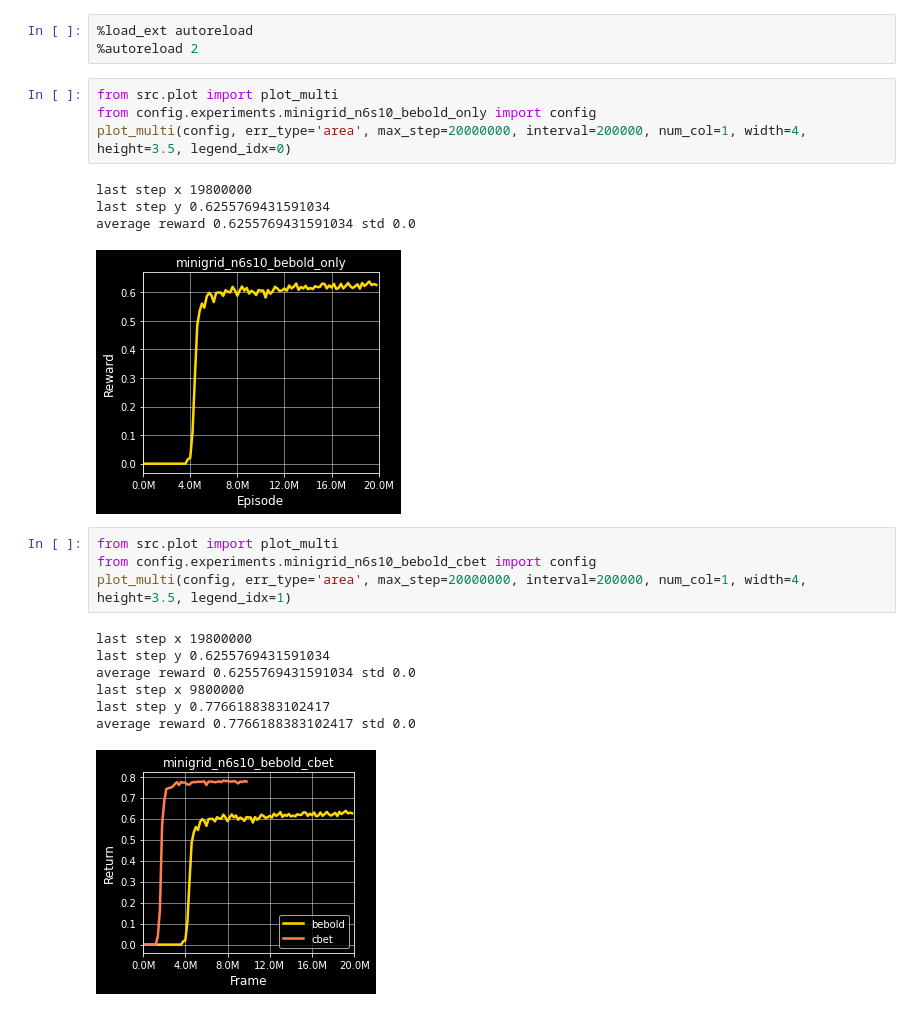
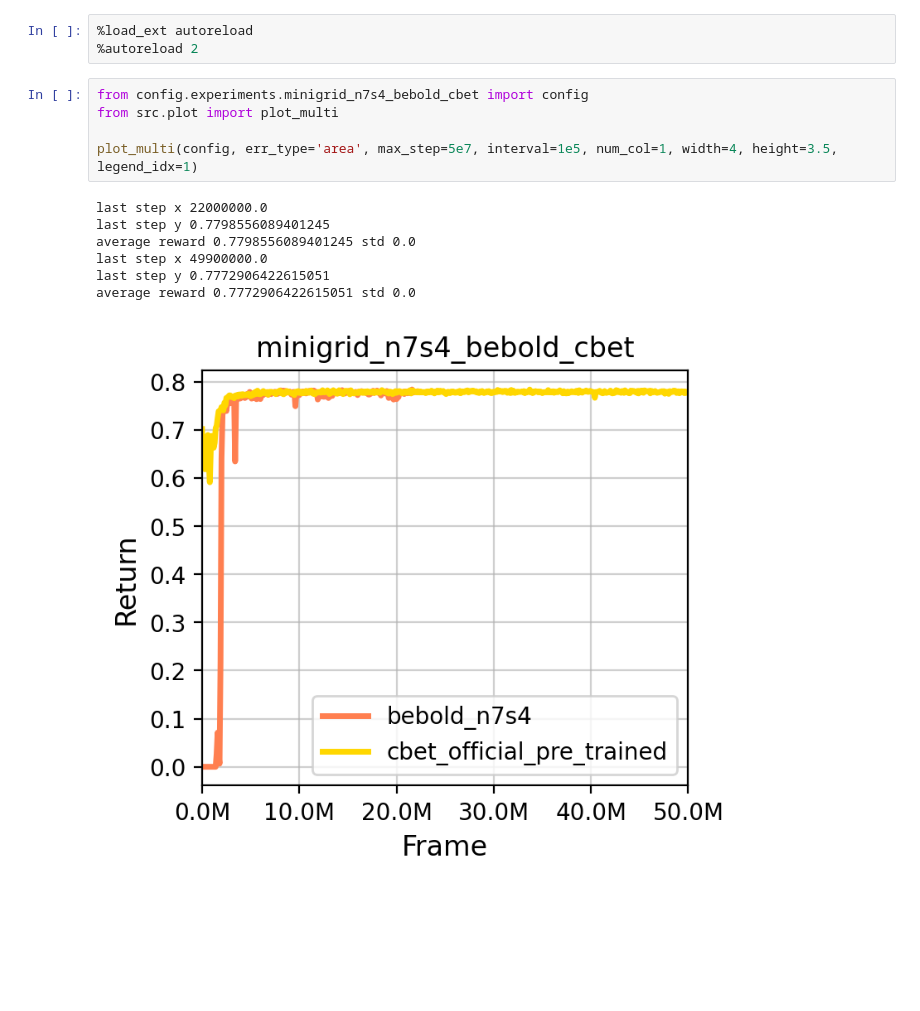
Before and after one commit to Roihn/Visualization_tool, a Jupyter notebook: plot.ipynb, the cells around one changed output. Cells and saved outputs as stored; diff of their text form; blank space fills up the shorter version.

```diff
--- a/plot.ipynb
+++ b/plot.ipynb
@@ -2,23 +2,15 @@
 %load_ext autoreload
 %autoreload 2
 # %%
+from config.experiments.minigrid_n7s4_bebold_cbet import config
 from src.plot import plot_multi
-from config.experiments.minigrid_n6s10_bebold_only import config
-plot_multi(config, err_type='area', max_step=20000000, interval=200000, num_col=1, width=4, height=3.5, legend_idx=0)
+
+plot_multi(config, err_type='area', max_step=5e7, interval=1e5, num_col=1, width=4, height=3.5, legend_idx=1)
 # %% [output]
-last step x 19800000
-last step y 0.6255769431591034
-average reward 0.6255769431591034 std 0.0
+last step x 22000000.0
+last step y 0.7798556089401245
+average reward 0.7798556089401245 std 0.0
+last step x 49900000.0
+last step y 0.7772906422615051
+average reward 0.7772906422615051 std 0.0
-[figure, old version]
+[figure, new version]
-# %%
-from src.plot import plot_multi
-from config.experiments.minigrid_n6s10_bebold_cbet import config
-plot_multi(config, err_type='area', max_step=20000000, interval=200000, num_col=1, width=4, height=3.5, legend_idx=1)
-# %% [output]
-last step x 19800000
-last step y 0.6255769431591034
-average reward 0.6255769431591034 std 0.0
-last step x 9800000
-last step y 0.7766188383102417
-average reward 0.7766188383102417 std 0.0
-[figure, removed]
```
Also changed, not shown: 3 other files.
